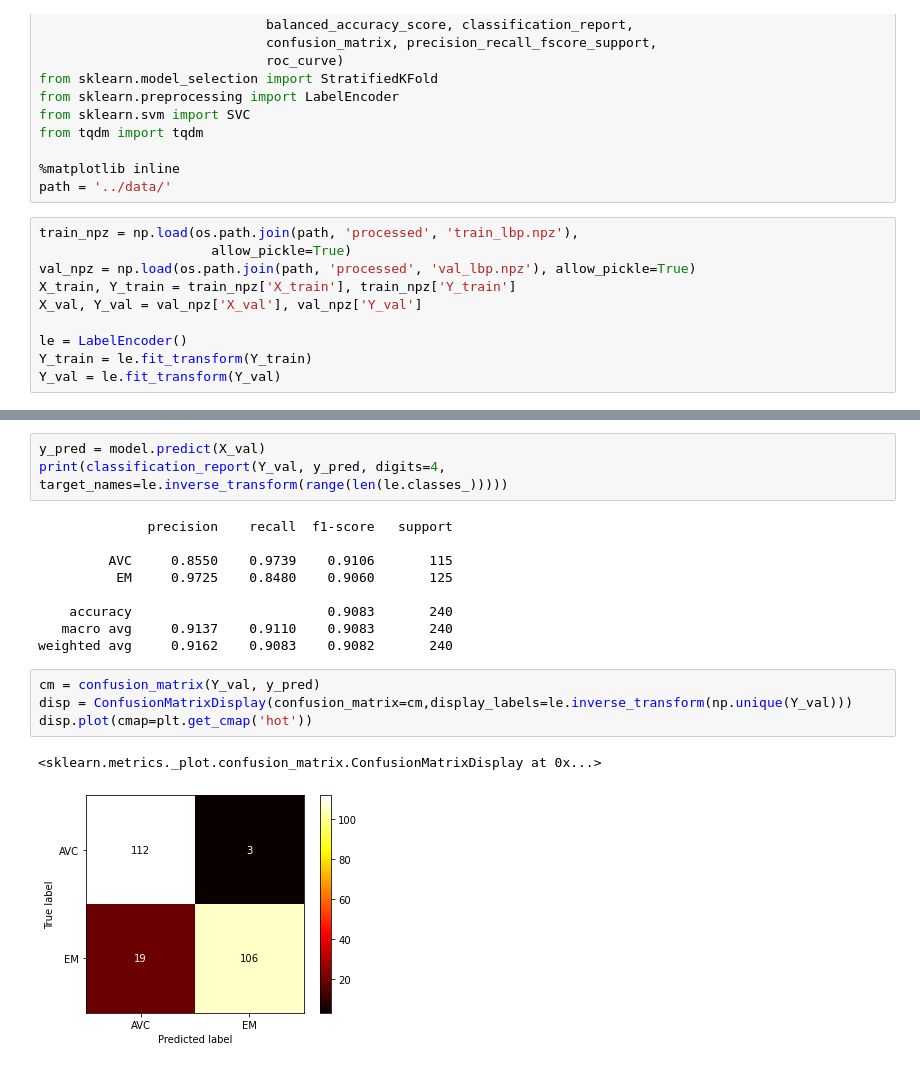
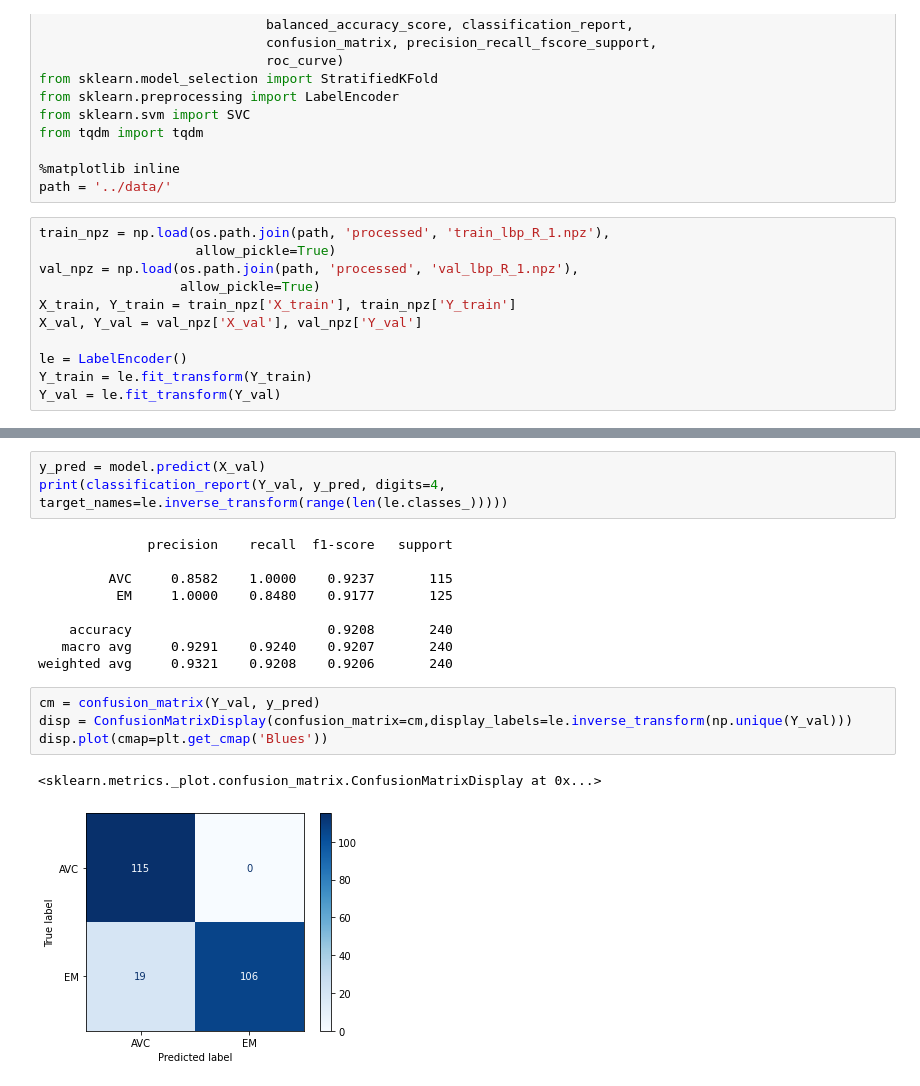
Before and after one commit to LFMP/MRI-normalization, a Jupyter notebook: notebooks/parte2.ipynb, the cells around one changed output, grey strips where cells are left out. Saved outputs shown, nothing was run; the diff lists cells and outputs as text.

```diff
--- a/notebooks/parte2.ipynb
+++ b/notebooks/parte2.ipynb
@@ -15,9 +15,10 @@ from tqdm import tqdm
 %matplotlib inline
 path = '../data/'
 # %%
-train_npz = np.load(os.path.join(path, 'processed', 'train_lbp.npz'),
-                      allow_pickle=True)
-val_npz = np.load(os.path.join(path, 'processed', 'val_lbp.npz'), allow_pickle=True)
+train_npz = np.load(os.path.join(path, 'processed', 'train_lbp_R_1.npz'),
+                    allow_pickle=True)
+val_npz = np.load(os.path.join(path, 'processed', 'val_lbp_R_1.npz'),
+                  allow_pickle=True)
 X_train, Y_train = train_npz['X_train'], train_npz['Y_train']
 X_val, Y_val = val_npz['X_val'], val_npz['Y_val']
 
@@ -116,16 +117,16 @@ print(classification_report(Y_val, y_pred, digits=4, target_names=le.inverse_tra
 # %% [output]
               precision    recall  f1-score   support
 
-         AVC     0.8550    0.9739    0.9106       115
-          EM     0.9725    0.8480    0.9060       125
+         AVC     0.8582    1.0000    0.9237       115
+          EM     1.0000    0.8480    0.9177       125
 
-    accuracy                         0.9083       240
-   macro avg     0.9137    0.9110    0.9083       240
-weighted avg     0.9162    0.9083    0.9082       240
+    accuracy                         0.9208       240
+   macro avg     0.9291    0.9240    0.9207       240
+weighted avg     0.9321    0.9208    0.9206       240
 # %%
 cm = confusion_matrix(Y_val, y_pred)
 disp = ConfusionMatrixDisplay(confusion_matrix=cm,display_labels=le.inverse_transform(np.unique(Y_val)))
-disp.plot(cmap=plt.get_cmap('hot'))
+disp.plot(cmap=plt.get_cmap('Blues'))
 # %% [output]
 <sklearn.metrics._plot.confusion_matrix.ConfusionMatrixDisplay at 0x...>
-[figure, old version]
+[figure, new version]
```
Also changed, not shown: parts of 3 cells of this notebook.
